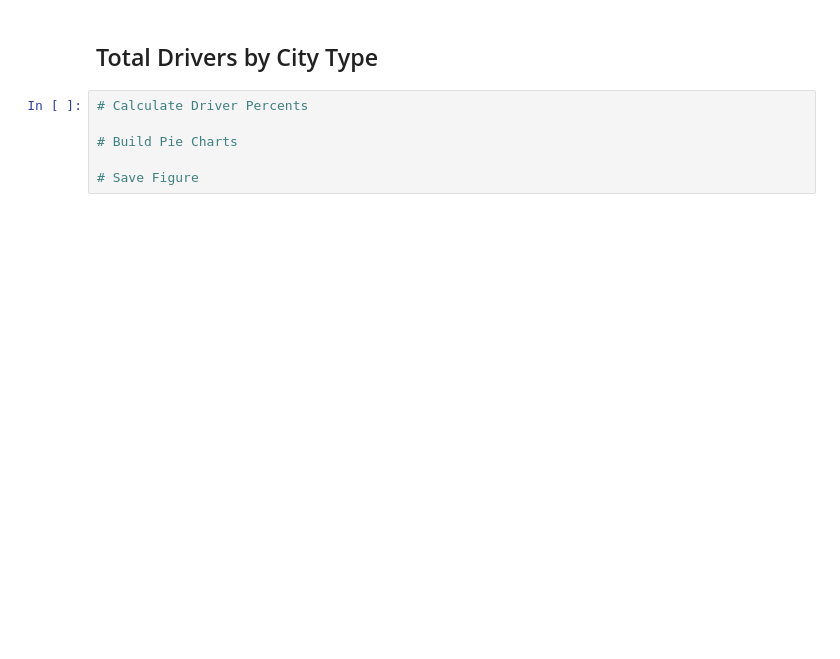
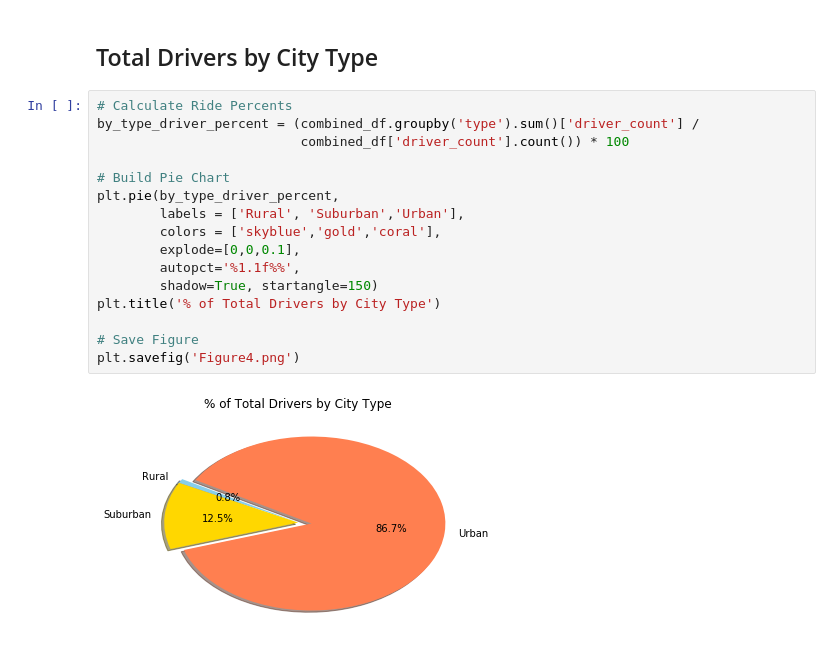
Before and after one commit to billfrye/HW_05-Matplotlib, a Jupyter notebook: Pyber/pyber_notebook.ipynb, the cells around one changed output. Saved outputs shown, nothing was run; the diff lists cells and outputs as text; blank space fills up the shorter version.

```diff
--- a/Pyber/pyber_notebook.ipynb
+++ b/Pyber/pyber_notebook.ipynb
@@ -128,11 +161,23 @@ plt.show()
 # %% [markdown]
 ## Total Drivers by City Type
-# %%
-# Calculate Driver Percents
-
-# Build Pie Charts
-
-# Save Figure
+# %%
+# Calculate Ride Percents
+by_type_driver_percent = (combined_df.groupby('type').sum()['driver_count'] /
+                          combined_df['driver_count'].count()) * 100
+
+# Build Pie Chart
+plt.pie(by_type_driver_percent,
+        labels = ['Rural', 'Suburban','Urban'],
+        colors = ['skyblue','gold','coral'],
+        explode=[0,0,0.1],
+        autopct='%1.1f%%',
+        shadow=True, startangle=150)
+plt.title('% of Total Drivers by City Type')
+
+# Save Figure
+plt.savefig('Figure4.png')
+# %% [output]
+[figure, added]
 # %%
 # Show Figure
 plt.show()
```
Also changed, not shown: parts of 19 cells of this notebook, 4 other files.
